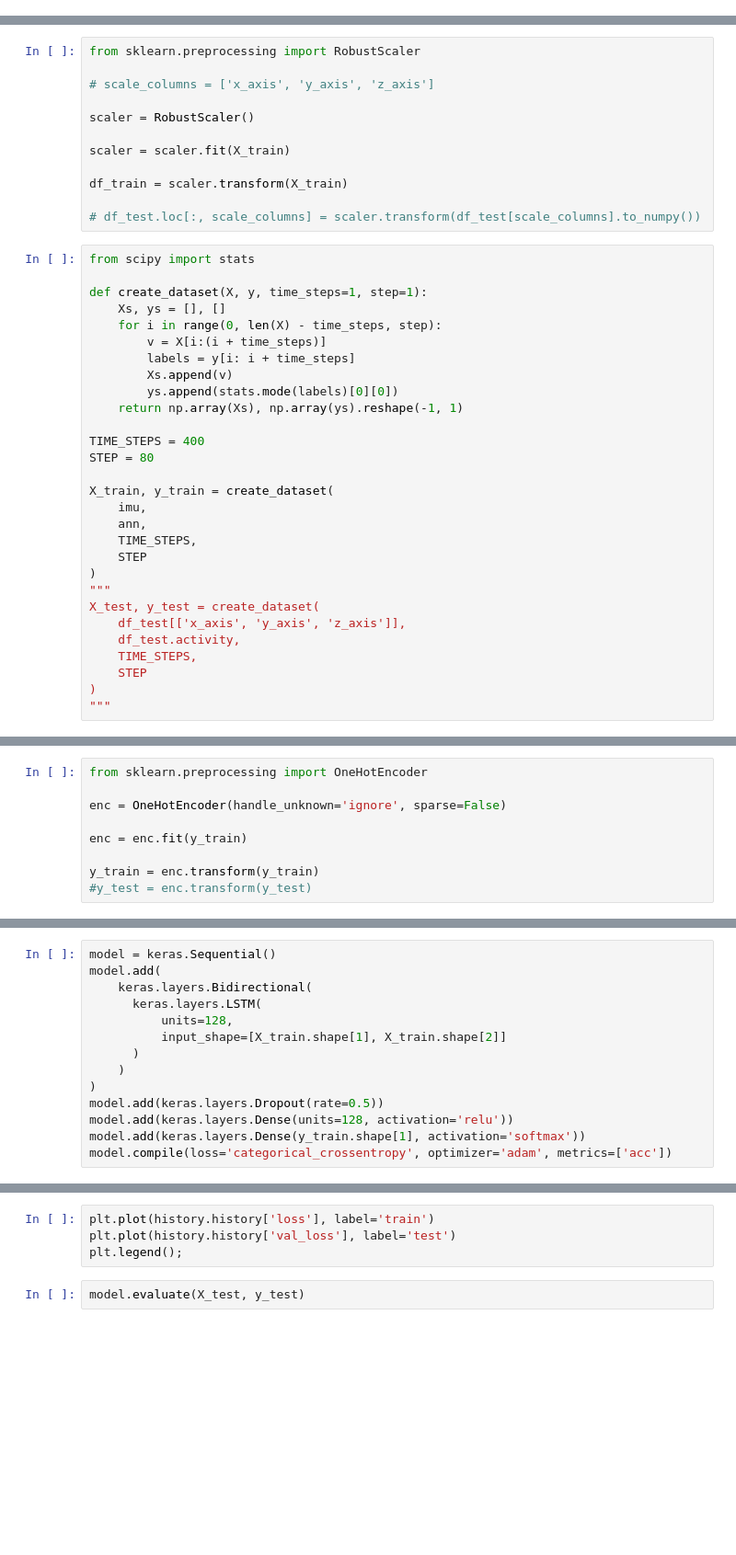
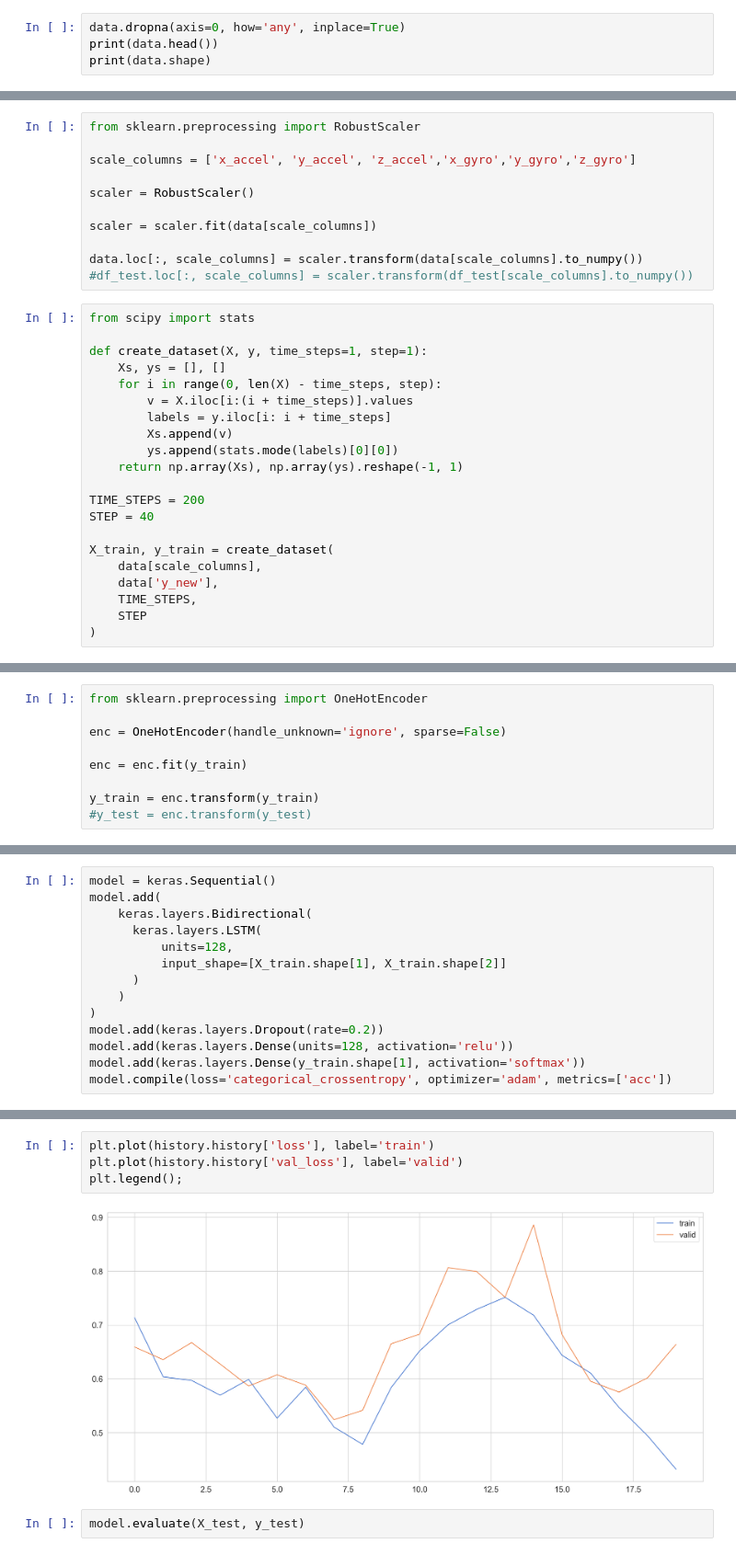
Before and after one commit to MoreBangForYourBuck/c2_competition, a Jupyter notebook: tensorflow_bi_LSTM.ipynb, the cells around one changed output, grey strips where cells are left out. Shown at 92% size. Saved outputs shown, nothing was run; the diff lists cells and outputs as text; blank space fills up the shorter version.

Commit message:
please actually commit this time

```diff
--- a/tensorflow_bi_LSTM.ipynb
+++ b/tensorflow_bi_LSTM.ipynb
@@ -233,0 +118,4 @@ for i in range(0,y_val.shape[0]):
+# %%
+data.dropna(axis=0, how='any', inplace=True)
+print(data.head())
+print(data.shape)
@@ -234,43 +137,34 @@ for i in range(0,y_val.shape[0]):
 # %%
 from sklearn.preprocessing import RobustScaler
 
-# scale_columns = ['x_axis', 'y_axis', 'z_axis']
+scale_columns = ['x_accel', 'y_accel', 'z_accel','x_gyro','y_gyro','z_gyro']
 
 scaler = RobustScaler()
 
-scaler = scaler.fit(X_train)
+scaler = scaler.fit(data[scale_columns])
 
-df_train = scaler.transform(X_train)
-
-# df_test.loc[:, scale_columns] = scaler.transform(df_test[scale_columns].to_numpy())
+data.loc[:, scale_columns] = scaler.transform(data[scale_columns].to_numpy())
+#df_test.loc[:, scale_columns] = scaler.transform(df_test[scale_columns].to_numpy())
 # %%
 from scipy import stats
 
 def create_dataset(X, y, time_steps=1, step=1):
     Xs, ys = [], []
     for i in range(0, len(X) - time_steps, step):
-        v = X[i:(i + time_steps)]
-        labels = y[i: i + time_steps]
+        v = X.iloc[i:(i + time_steps)].values
+        labels = y.iloc[i: i + time_steps]
         Xs.append(v)
         ys.append(stats.mode(labels)[0][0])
     return np.array(Xs), np.array(ys).reshape(-1, 1)
 
-TIME_STEPS = 400
-STEP = 80
+TIME_STEPS = 200
+STEP = 40
 
 X_train, y_train = create_dataset(
-    imu,
-    ann,
+    data[scale_columns],
+    data['y_new'],
     TIME_STEPS,
     STEP
 )
-"""
-X_test, y_test = create_dataset(
-    df_test[['x_axis', 'y_axis', 'z_axis']],
-    df_test.activity,
-    TIME_STEPS,
-    STEP
-)
-"""
 # %%
 print(X_train.shape, y_train.shape)
@@ -295,7 +193,7 @@ model.add(
       )
     )
 )
-model.add(keras.layers.Dropout(rate=0.5))
+model.add(keras.layers.Dropout(rate=0.2))
 model.add(keras.layers.Dense(units=128, activation='relu'))
 model.add(keras.layers.Dense(y_train.shape[1], activation='softmax'))
 model.compile(loss='categorical_crossentropy', optimizer='adam', metrics=['acc'])
@@ -310,7 +236,9 @@ history = model.fit(
 # %%
 plt.plot(history.history['loss'], label='train')
-plt.plot(history.history['val_loss'], label='test')
+plt.plot(history.history['val_loss'], label='valid')
 plt.legend();
+# %% [output]
+[figure, added]
 # %%
 model.evaluate(X_test, y_test)
 # %%
```
Also changed, not shown: parts of 17 cells of this notebook, 5 other files.
